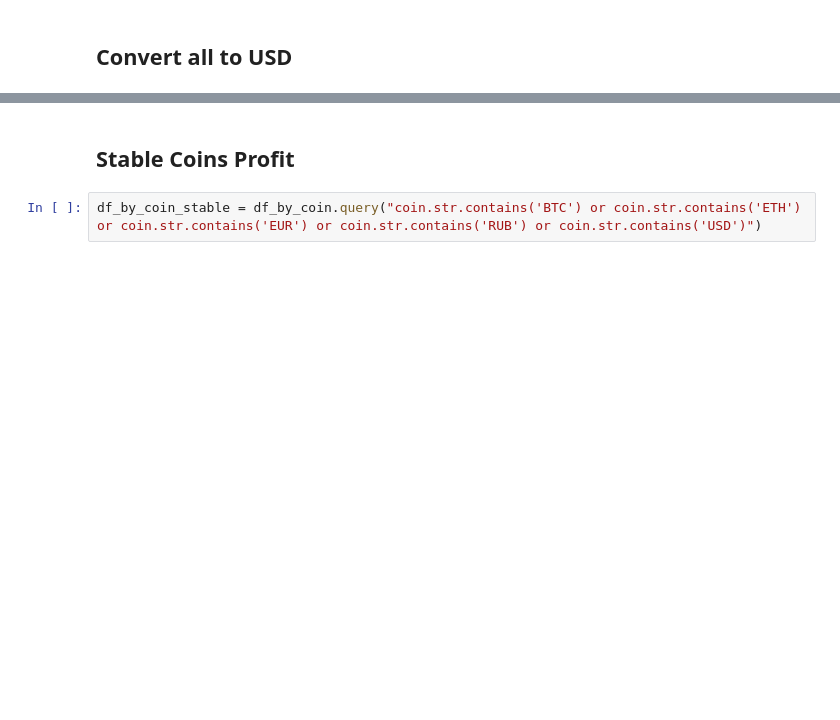
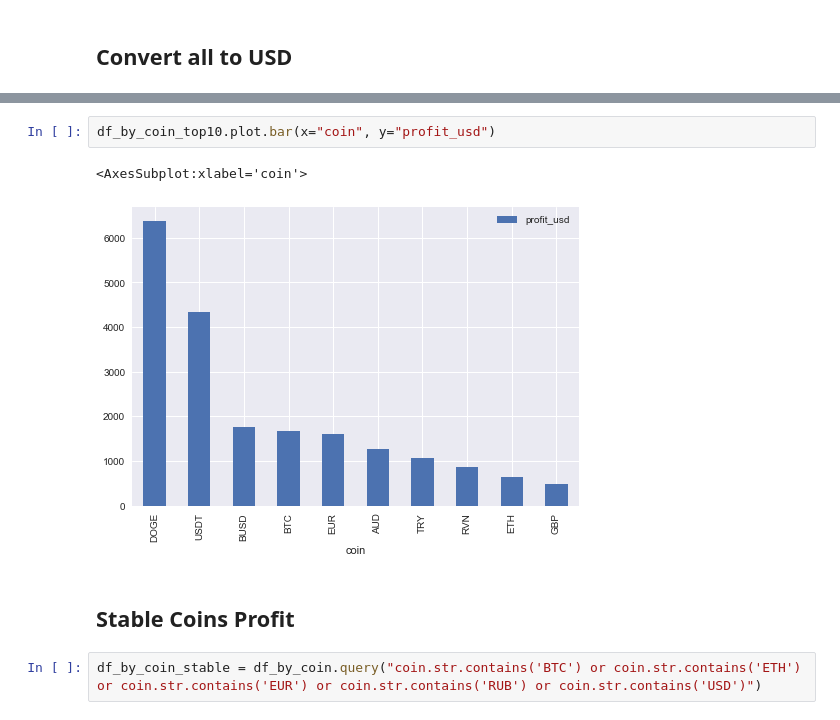
Before and after one commit to ululam/patron-arby, a Jupyter notebook: notebooks/arbydol.ipynb, the cells around one changed output, grey strips where cells are left out. Saved outputs shown, nothing was run; the diff lists cells and outputs as text; blank space fills up the shorter version.

```diff
--- a/notebooks/arbydol.ipynb
+++ b/notebooks/arbydol.ipynb
@@ -195,3 +253,8 @@ df_by_coin.sort_values("arbitrage_count", ascending=False)[:10]
+# %%
+df_by_coin_top10.plot.bar(x="coin", y="profit_usd")
+# %% [output]
+<AxesSubplot:xlabel='coin'>
+[figure, added]
 # %% [markdown]
 ## Stable Coins Profit
 # %%
```
Also changed, not shown: parts of 34 cells of this notebook, 1 other file.
